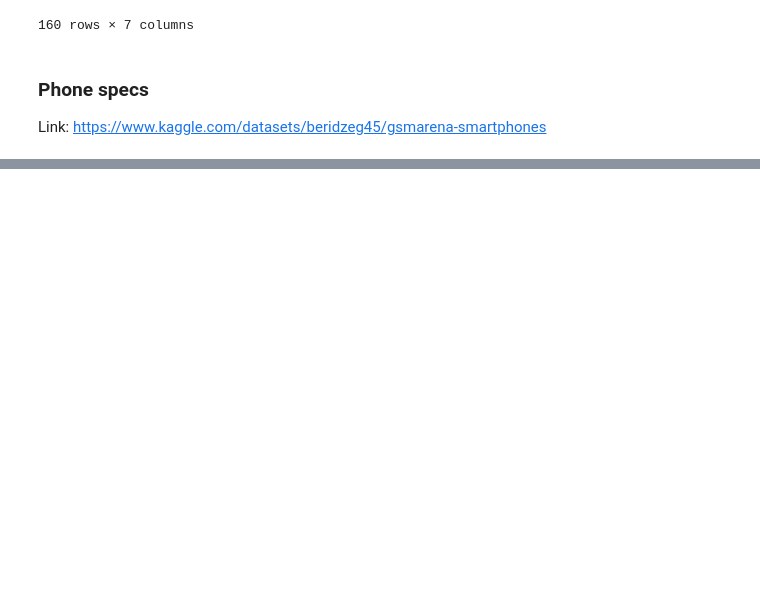
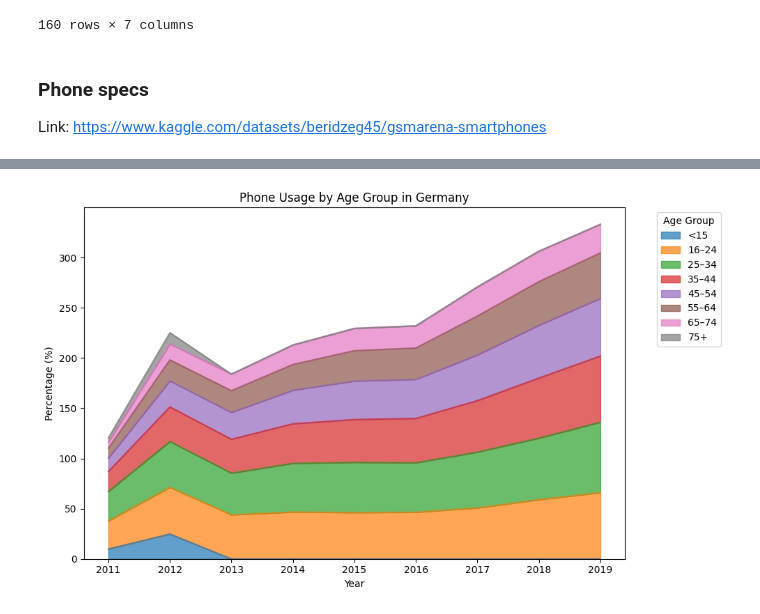
Before and after one commit to nazmilash/Business-Idea-Saturn-PowerGo-Berlin, a Jupyter notebook: Saturn Power.ipynb, the cells around one changed output, grey strips where cells are left out. Saved outputs shown, nothing was run; the diff lists cells and outputs as text; code cells hidden in the pictures; blank space fills up the shorter version.

```diff
--- a/Saturn Power.ipynb
+++ b/Saturn Power.ipynb
@@ -211,0 +926,3 @@ https://about.visitberlin.de/en/materialien/toolkit/tourism-stats
+# %%
+phone_usage_clean = pd.read_csv("/content/drive/MyDrive/Colab Notebooks/Group Project/usage_eu_cleaned.csv")
+phone_usage_clean
@@ -211,0 +943,5 @@ https://about.visitberlin.de/en/materialien/toolkit/tourism-stats
+# %%
+age_group = ["Y0_15","Y16_24","Y25_34","Y35_44","Y45_54","Y55_64","Y65_74","Y75_MAX"]
+for_graph = phone_usage_clean[phone_usage_clean['country']== "DE"]
+for_graph = for_graph[for_graph["indicator_type"].isin(age_group)]
+for_graph
@@ -211,0 +962,33 @@ https://about.visitberlin.de/en/materialien/toolkit/tourism-stats
+# %%
+# Make sure year is numeric
+for_graph['year'] = pd.to_numeric(for_graph['year'], errors='coerce')
+
+# Define readable age group labels
+age_labels = {
+    "Y0_15": "<15",
+    "Y16_24": "16–24",
+    "Y25_34": "25–34",
+    "Y35_44": "35–44",
+    "Y45_54": "45–54",
+    "Y55_64": "55–64",
+    "Y65_74": "65–74",
+    "Y75_MAX": "75+"
+}
+
+# Pivot so each age group becomes a separate column
+pivot_df = for_graph.pivot_table(index='year', columns='indicator_type', values='value', aggfunc='mean')
+
+# Rename columns after pivoting
+pivot_df = pivot_df.rename(columns=age_labels)
+
+# Plot area chart
+pivot_df.plot(kind='area', figsize=(10, 6), alpha=0.7)
+
+plt.title('Phone Usage by Age Group in Germany')
+plt.xlabel('Year')
+plt.ylabel('Percentage (%)')
+plt.legend(title='Age Group', bbox_to_anchor=(1.05, 1), loc='upper left')
+plt.tight_layout()
+plt.show()
+# %% [output]
+[figure, added]
```
Also changed, not shown: parts of 94 cells of this notebook.
